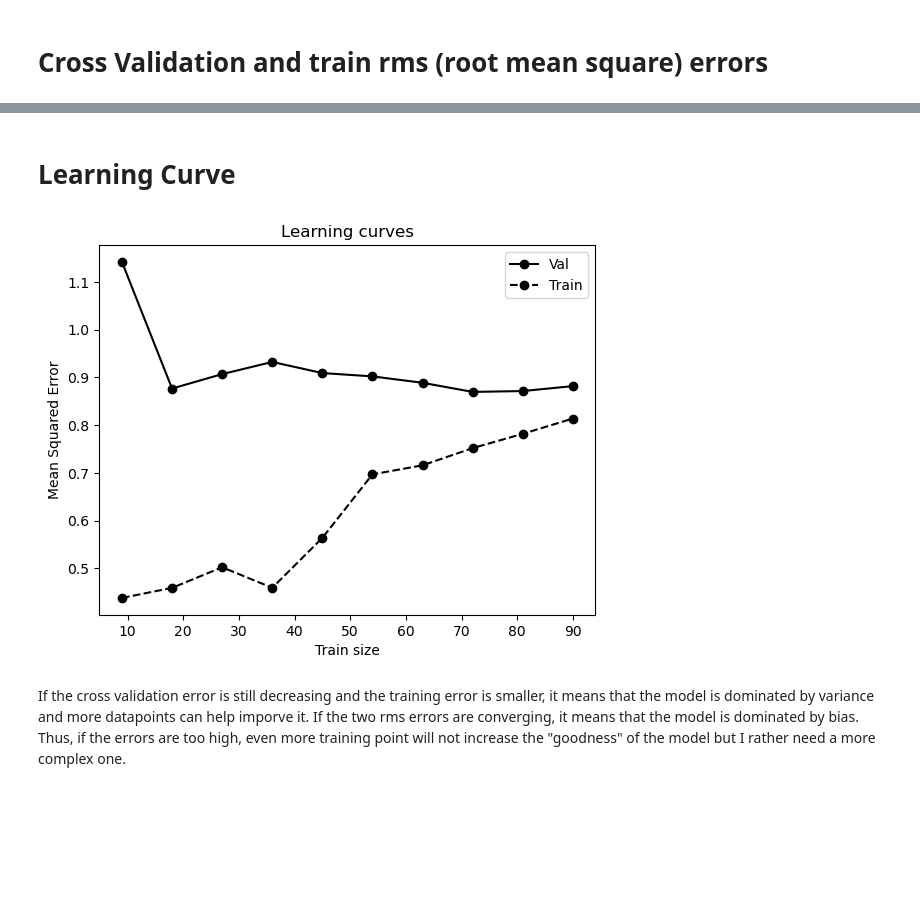
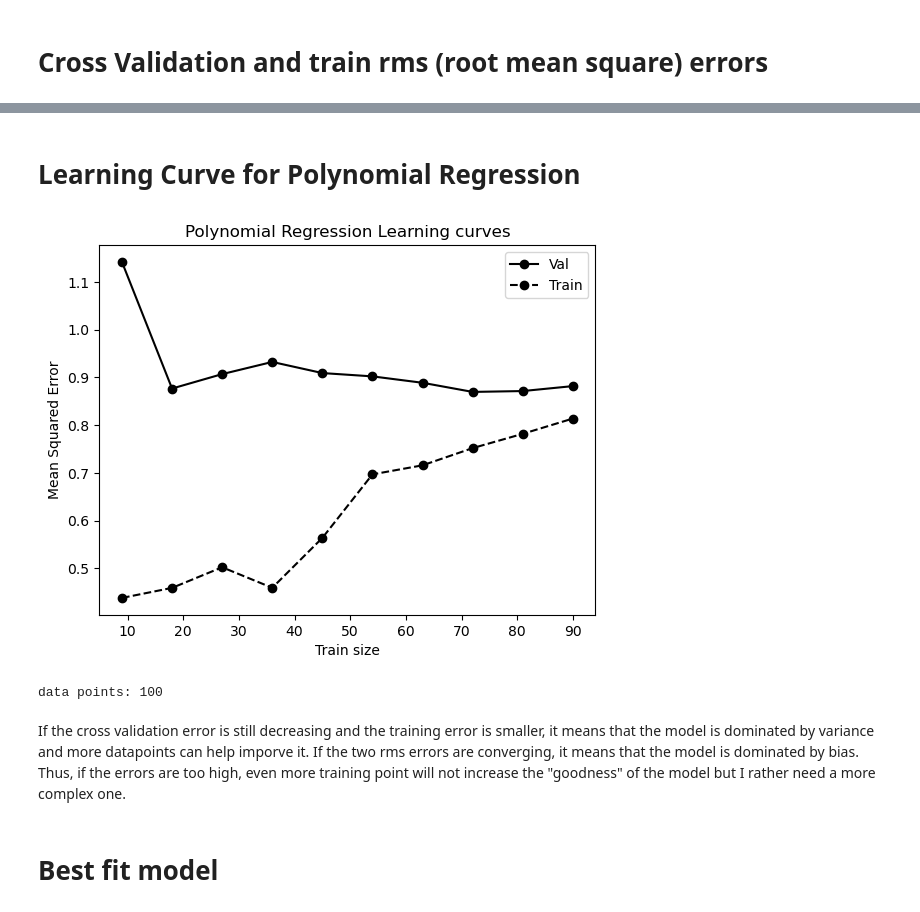
Before and after one commit to EmmaBalzanelli/astrostatistics_bicocca_2025, a Jupyter notebook: working/12_SN_fit(17).ipynb, the cells around one changed output, grey strips where cells are left out. Saved outputs shown, nothing was run; the diff lists cells and outputs as text; code cells hidden in the pictures; blank space fills up the shorter version.

```diff
--- a/working/12_SN_fit(17).ipynb
+++ b/working/12_SN_fit(17).ipynb
@@ -24,7 +24,7 @@ from astroML.linear_model import PolynomialRegression
 fig = plt.figure(figsize=(15, 10))
 fig.subplots_adjust(wspace=0.07, bottom=0.15, top=0.95, left=0.07, right=0.97)
 
-zgrid = np.linspace(np.min(z_sample), np.max(z_sample), 1000)
+zgrid = np.linspace(0.0, 2.0, 1000)
 
 for i, d in enumerate([1, 2, 3, 4, 5, 6, 10, 11, 20]):
     model = PolynomialRegression(d) # fit i degree polynomial
@@ -41,5 +41,6 @@ for i, d in enumerate([1, 2, 3, 4, 5, 6, 10, 11, 20]):
         ax.set_ylabel('$mu$')
     ax.set_xlabel('$z$')
     ax.set_ylim(36,48)
+    ax.set_xlim(0,2)
     ax.text(0.08, 0.94, "d = %i" %d, transform=ax.transAxes, ha='left', va='top', bbox=dict(ec='k', fc='w'))
 # %% [output]
@@ -90,5 +91,6 @@ for i, n in enumerate([1, 2, 3, 6, 9, 12, 15, 18, 20]):
         ax.set_ylabel('$mu$')
     ax.set_xlabel('$z$')
     ax.set_ylim(36,48)
+    ax.set_xlim(0,2)
     ax.text(0.08, 0.94, "n = %i" %n, transform=ax.transAxes, ha='left', va='top', bbox=dict(ec='k', fc='w'))
 # %% [output]
@@ -115,5 +117,6 @@ for i, h in enumerate([0.01, 0.02, 0.05, 0.08, 0.1, 0.12, 0.15, 0.18, 0.2]):
         ax.set_ylabel('$mu$')
     ax.set_xlabel('$z$')
     ax.set_ylim(36,48)
+    ax.set_xlim(0,2)
     ax.text(0.08, 0.94, "h = %.2f" %h, transform=ax.transAxes, ha='left', va='top', bbox=dict(ec='k', fc='w'))
 # %% [output]
@@ -136,7 +141,7 @@ y_validation,dy_validation = ydy_validation.T
 # %%
 K = KFold(n_splits=5, shuffle=True, random_state=42)
 
-degrees = np.arange(1,10)
+degrees = np.arange(1, 11)
 train_errors = []
 test_errors = []
 
@@ -164,11 +169,12 @@ plt.plot(degrees, test_errors, '-ok', label='cross-validation')
 
 plt.xlabel('degree')
 plt.ylabel('Error')
-plt.title('Cross Validation')
+plt.title('Polynoial Cross Validation')
 plt.ylim(0.5, 1.5)
+plt.xlim(1,10)
 plt.legend()
 plt.show()
 
 print("Best degree:", degrees[np.argmin(test_errors)], min(test_errors))
-Best=degrees[np.argmin(test_errors)]
+Best_d = degrees[np.argmin(test_errors)]
 # %% [output]
@@ -177,29 +256,34 @@ Best degree: 2 0.8016950119634505
 # %% [markdown]
-# Learning Curve
+# Learning Curve for Polynomial Regression
 # %%
 from sklearn.preprocessing import StandardScaler
 from sklearn.model_selection import learning_curve
 
 scaler = StandardScaler()
 Xscaled = scaler.fit_transform(z_sample[:,np.newaxis])
 
-PolyReg = PolynomialRegression(2)
+PolyReg = PolynomialRegression(Best_d)
 # Ten training sample sizes from 10% to 100%
 train_sizes, train_scores_polyreg, test_scores_polyreg = \
     learning_curve(PolyReg, Xscaled, mu_sample, train_sizes=np.linspace(0.1, 1, 10), \
     scoring="neg_mean_squared_error", cv=10)
 
 
 plt.plot(train_sizes, -test_scores_polyreg.mean(1), '-ok', label="Val")
 plt.plot(train_sizes, -train_scores_polyreg.mean(1), '--ok', label="Train")
 
 plt.xlabel("Train size")
 plt.ylabel("Mean Squared Error")
-plt.title('Learning curves')
+plt.title('Polynomial Regression Learning curves')
 plt.legend(loc="best")
 plt.show()
+
+print("data points:", len(z_sample))
 # %% [output]
-[figure, old version]
+[figure, new version]
+data points: 100
 # %% [markdown]
 If the cross validation error is still decreasing and the training error is smaller, it means that the model is dominated by variance and more datapoints can help imporve it.
 If the two rms errors are converging, it means that the model is dominated by bias. Thus, if the errors are too high, even more training point will not increase the "goodness" of the model but I rather need a more complex one.
+# %% [markdown]
+# Best fit model
```
Also changed, not shown: parts of 12 cells of this notebook.
